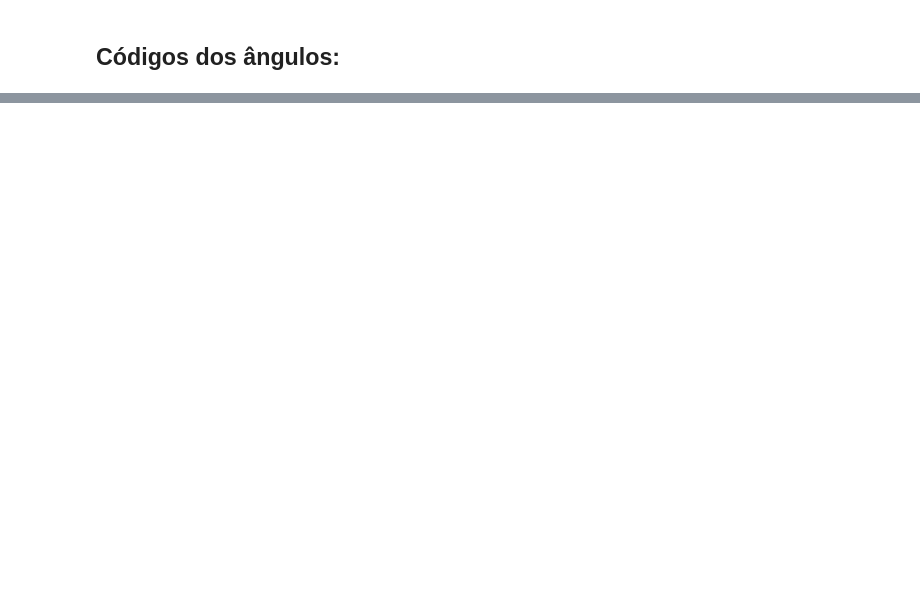
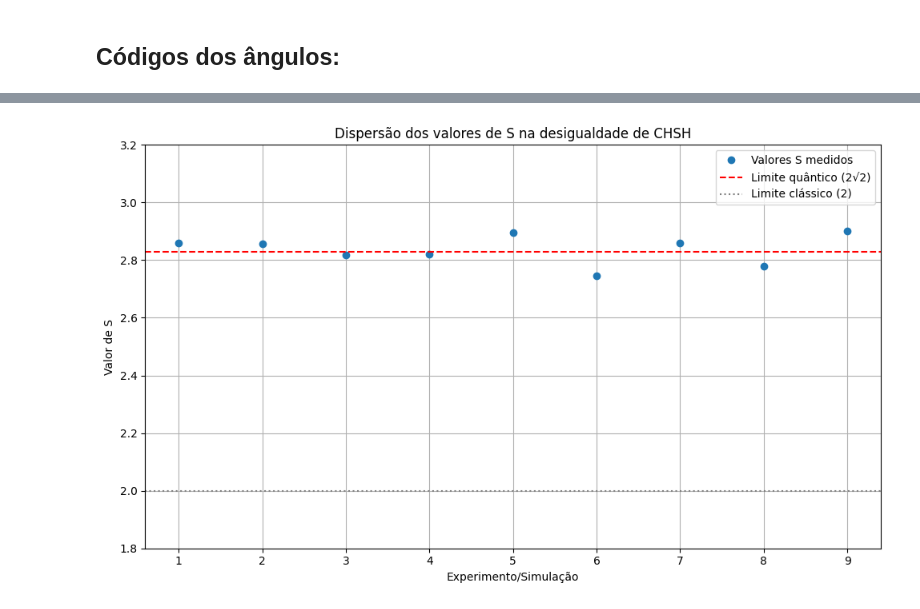
Before and after one commit to theianreis/Computa-o_qu-ntica, a Jupyter notebook: main/code/Algoritmos/Desigualdade_de_bell.ipynb/Primeiro_EME/Primeiro_EME-Desigualdade_de_Bell_(Sem Ruído).ipynb, the cells around one changed output, grey strips where cells are left out. Cells and saved outputs as stored; diff of their text form; code cells hidden in the pictures; blank space fills up the shorter version.

Commit message:
Desigualdade de Bell

```diff
--- a/main/code/Algoritmos/Desigualdade_de_bell.ipynb/Primeiro_EME/Primeiro_EME-Desigualdade_de_Bell_(Sem Ruído).ipynb
+++ b/main/code/Algoritmos/Desigualdade_de_bell.ipynb/Primeiro_EME/Primeiro_EME-Desigualdade_de_Bell_(Sem Ruído).ipynb
@@ -507,0 +508,21 @@ plt.show()
+# %%
+valores_S = [Valores_S[0,0],Valores_S[1,0],Valores_S[2,0],Valores_S[0,1],Valores_S[1,1],Valores_S[2,1],Valores_S[0,2],Valores_S[1,2],Valores_S[2,2]]
+indices = list(range(1, len(valores_S)+1))
+
+plt.figure(figsize=(10, 6))
+plt.plot(indices, valores_S, marker='o', linestyle='', label='Valores S medidos')
+
+plt.axhline(y=2*np.sqrt(2), color='red', linestyle='--', label='Limite quântico (2√2)')
+
+plt.axhline(y=2, color='gray', linestyle=':', label='Limite clássico (2)')
+
+plt.title('Dispersão dos valores de S na desigualdade de CHSH')
+plt.xlabel('Experimento/Simulação')
+plt.ylabel('Valor de S')
+plt.ylim(1.8, 3.2)
+plt.grid(True)
+plt.legend()
+plt.tight_layout()
+plt.show()
+# %% [output]
+[figure, added]
```
Also changed, not shown: parts of 4 cells of this notebook.
